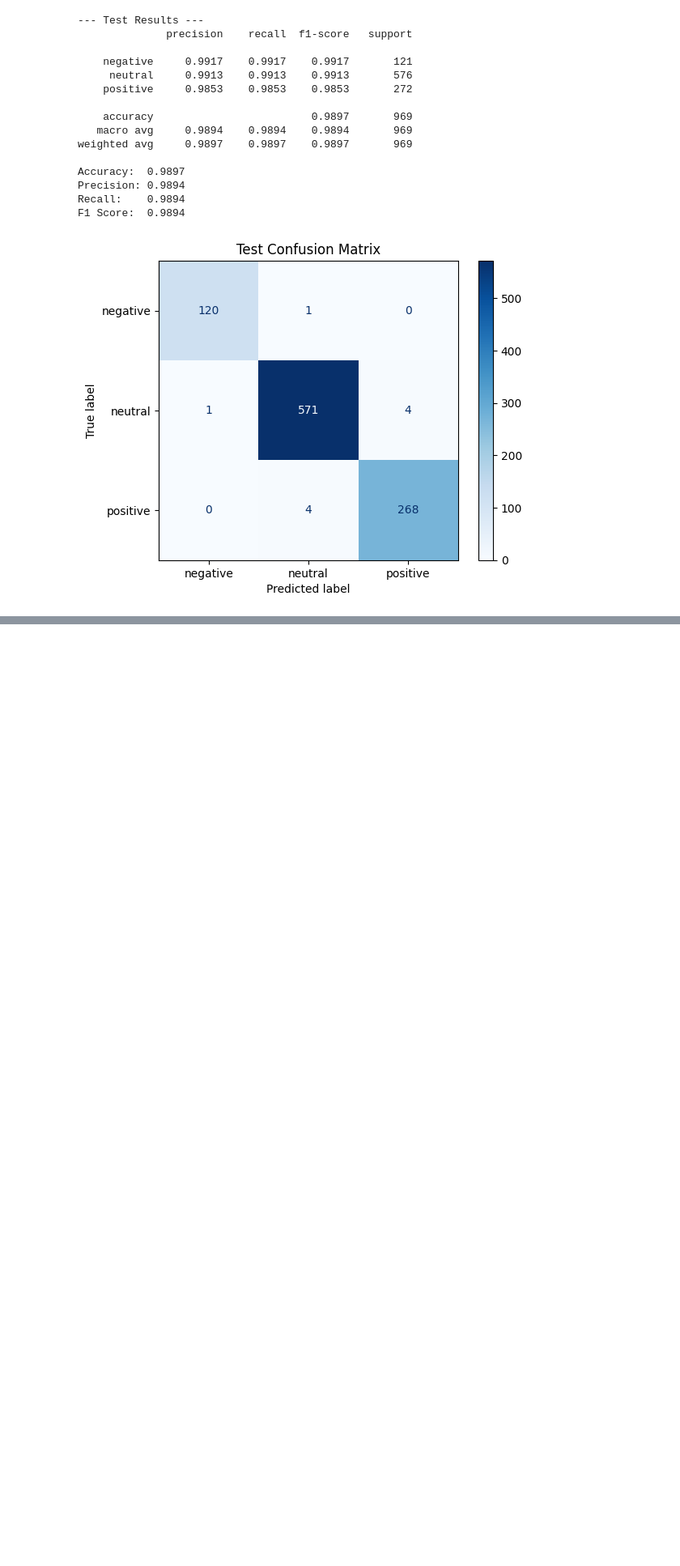
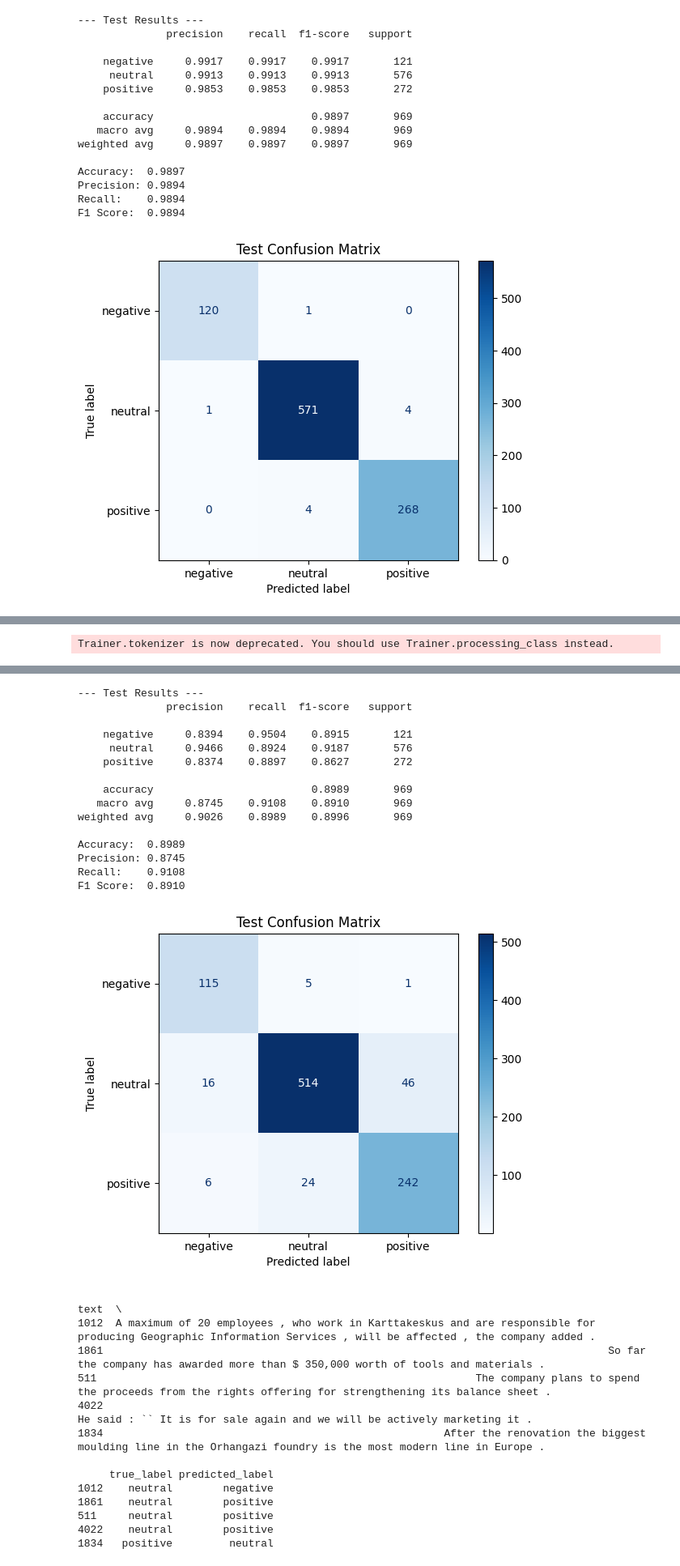
Before and after one commit to IreneGaita/FinSent, a Jupyter notebook: airflow/notebooks/07.pre_trained_models.ipynb, the cells around one changed output, grey strips where cells are left out. Shown: that part at 81% size. Drawn from its saved outputs; the diff is of its cells as text; code cells hidden in the pictures; blank space fills up the shorter version.

```diff
--- a/airflow/notebooks/07.pre_trained_models.ipynb
+++ b/airflow/notebooks/07.pre_trained_models.ipynb
@@ -289,0 +576,6 @@ print(misclassified.head(5))
+# %%
+y_pred = test_model(trainer, trainer.tokenizer, test_df)
+
+check_errors(X_test_raw, y_test, y_pred)
+# %% [output]
+Trainer.tokenizer is now deprecated. You should use Trainer.processing_class instead.
@@ -289,0 +583,29 @@ print(misclassified.head(5))
+--- Test Results ---
+              precision    recall  f1-score   support
+
+    negative     0.8394    0.9504    0.8915       121
+     neutral     0.9466    0.8924    0.9187       576
+    positive     0.8374    0.8897    0.8627       272
+
+    accuracy                         0.8989       969
+   macro avg     0.8745    0.9108    0.8910       969
+weighted avg     0.9026    0.8989    0.8996       969
+
+Accuracy:  0.8989
+Precision: 0.8745
+Recall:    0.9108
+F1 Score:  0.8910
+[figure, added]
+                                                                                                                                                                 text  \
+1012  A maximum of 20 employees , who work in Karttakeskus and are responsible for producing Geographic Information Services , will be affected , the company added .
+1861                                                                                So far the company has awarded more than $ 350,000 worth of tools and materials .
+511                                                            The company plans to spend the proceeds from the rights offering for strengthening its balance sheet .
+4022                                                                                         He said : `` It is for sale again and we will be actively marketing it .
+1834                                                      After the renovation the biggest moulding line in the Orhangazi foundry is the most modern line in Europe .
+
+     true_label predicted_label
+1012    neutral        negative
+1861    neutral        positive
+511     neutral        positive
+4022    neutral        positive
+1834   positive         neutral
```
Also changed, not shown: parts of 15 cells of this notebook, 1 other file.
